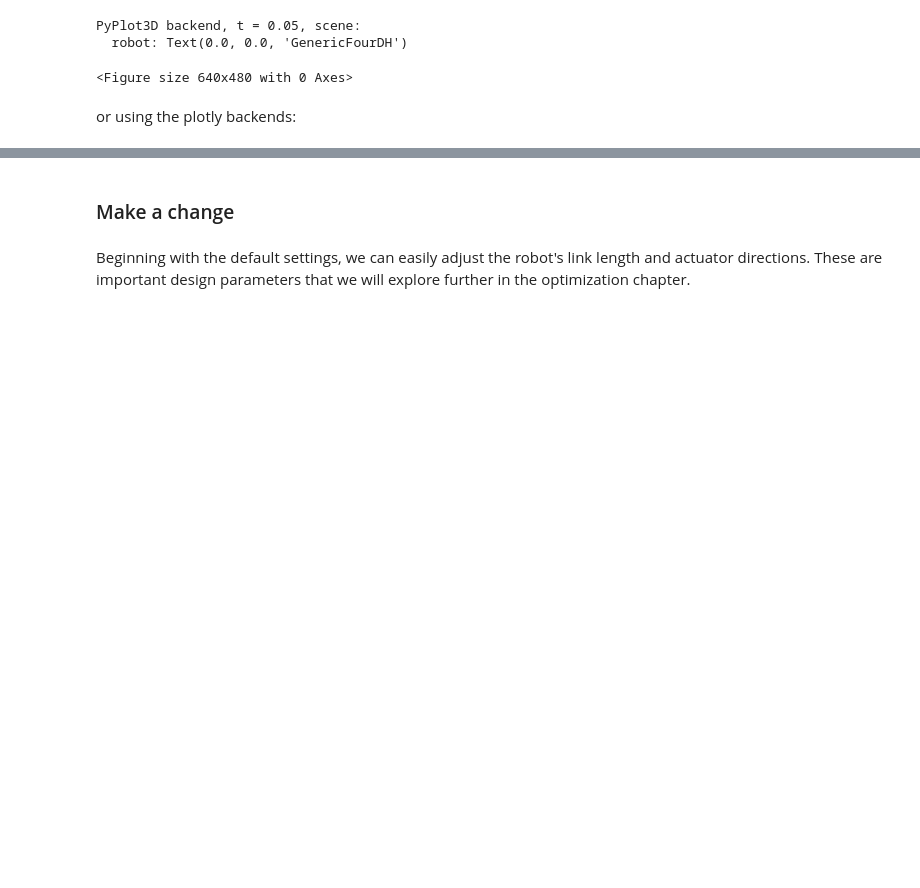
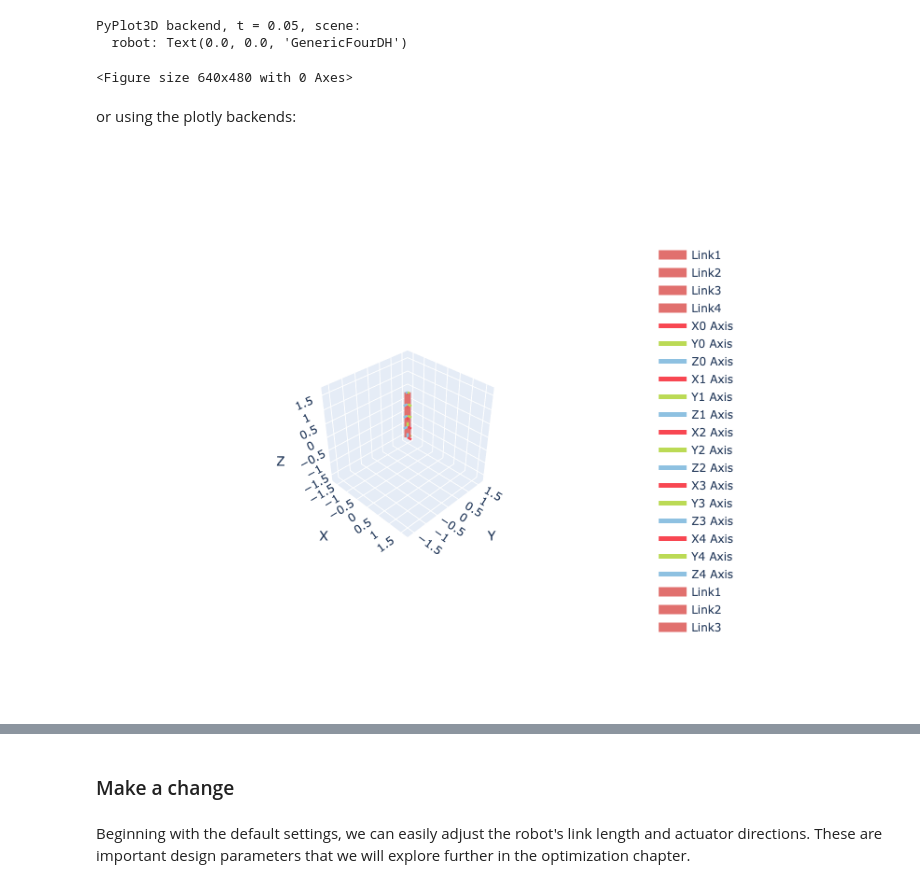
Before and after one commit to chaoyuefei/RoboSandbox, a Jupyter notebook: tutorial/01 - models/models.ipynb, the cells around one changed output, grey strips where cells are left out. Drawn from its saved outputs; the diff is of its cells as text; code cells hidden in the pictures; blank space fills up the shorter version.

Commit message:
fix: plotly show png

```diff
--- a/tutorial/01 - models/models.ipynb
+++ b/tutorial/01 - models/models.ipynb
@@ -26,7 +26,10 @@ PyPlot3D backend, t = 0.05, scene:
 or using the plotly backends:
 # %%
 # robot.plotly(robot.qz) # zero configuration
-robot.plotly(robot.qz, save=True, path='./fig/g4_plotly.png') # zero configuration
+fig = robot.plotly(robot.qz, save=True, path='./fig/g4_plotly.png') # zero configuration
+fig.show("png")
+# %% [output]
+[figure, added]
 # %% [markdown]
 ![g4](./fig/g4_plotly.png)
 # %% [markdown]
```
Also changed, not shown: parts of 1 cell of this notebook.
